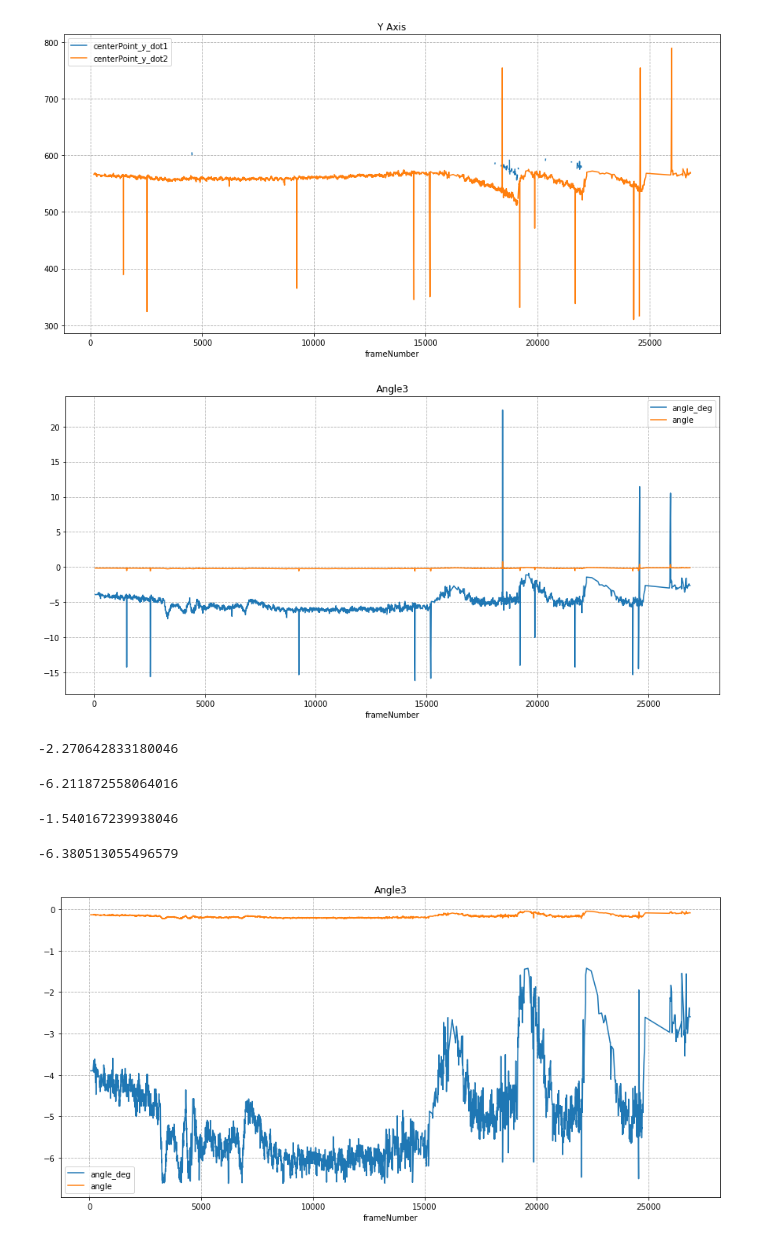
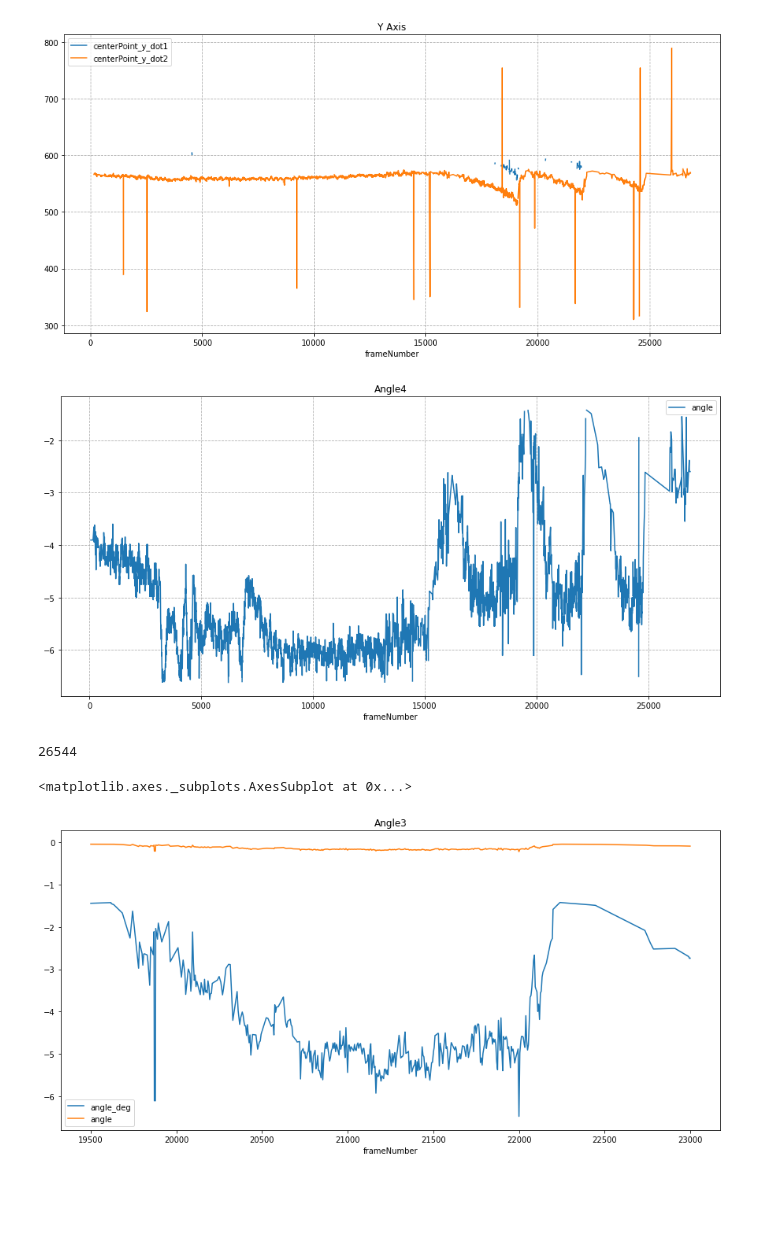
Before and after one commit to mzalota/crabs-video-analysis, a Jupyter notebook: ipython/reddots.ipynb, the cells around one changed output. Saved outputs shown, nothing was run; the diff lists cells and outputs as text; code cells hidden in the pictures; blank space fills up the shorter version.

Commit message:
refactored code to get rid of redDots outliers based on angle

```diff
--- a/ipython/reddots.ipynb
+++ b/ipython/reddots.ipynb
@@ -148,35 +148,23 @@ plt.gca().grid(which='major', axis='both', linestyle='--') #specify grid lines
 # %%
 rd_data = RedDotsData(folderStruct)
 df_intr = rd_data.getPandasDF()
-df_intr["yLength"] = (df_intr["centerPoint_y_dot1"] - df_intr["centerPoint_y_dot2"])
-df_intr["xLength"] = (df_intr["centerPoint_x_dot1"] - df_intr["centerPoint_x_dot2"])
-df_intr["tan_angle"] = df_intr["yLength"]/df_intr["xLength"]
-df_intr["angle"] = numpy.arctan(df_intr["tan_angle"])
-df_intr["angle_deg"] = numpy.arctan(df_intr["tan_angle"])/math.pi*90
+#df_intr["yLength"] = (df_intr["centerPoint_y_dot1"] - df_intr["centerPoint_y_dot2"])
+#df_intr["xLength"] = (df_intr["centerPoint_x_dot1"] - df_intr["centerPoint_x_dot2"])
+#df_intr["tan_angle"] = df_intr["yLength"]/df_intr["xLength"]
+#df_intr["angle"] = numpy.arctan(df_intr["tan_angle"])
+#df_intr["angle_deg"] = numpy.arctan(df_intr["tan_angle"])/math.pi*90
 
-#df_intr.loc[df_intr['frameNumber'] > 15500].loc[df_intr['frameNumber'] < 18000].plot(x='frameNumber', y=['angle_deg', 'angle'],figsize=(15,7), title="Angle3")
-df_intr.plot(x='frameNumber', y=['angle_deg', 'angle'],figsize=(15,7), title="Angle3")
+
+df_intr.plot(x='frameNumber', y=[ 'angle'],figsize=(15,7), title="Angle4")
 plt.gca().grid(which='major', axis='both', linestyle='--') #specify grid lines
 # %% [output]
-[figure, old version]
+[figure, new version]
-# %%
-numpy.percentile(df_intr['angle_deg'], 95)
-# %% [output]
--2.270642833180046
-# %%
-numpy.percentile(df_intr['angle_deg'], 5)
-# %% [output]
--6.211872558064016
-# %%
-numpy.percentile(df_intr['angle_deg'], 98)
-# %% [output]
--1.540167239938046
-# %%
-numpy.percentile(df_intr['angle_deg'], 1)
-# %% [output]
--6.380513055496579
+# %%
+len(df_intr.index)
+# %% [output]
+26544
 # %%
-df_intr.loc[df_intr['angle_deg'] > numpy.percentile(df_intr['angle_deg'], 1)].loc[df_intr['angle_deg'] < numpy.percentile(df_intr['angle_deg'], 99)].plot(x='frameNumber', y=['angle_deg', 'angle'],figsize=(15,7), title="Angle3")
-plt.gca().grid(which='major', axis='both', linestyle='--') #specify grid lines
+df_intr.loc[df_intr['frameNumber'] > 19500].loc[df_intr['frameNumber'] < 23000].plot(x='frameNumber', y=['angle_deg', 'angle'],figsize=(15,7), title="Angle3")
 # %% [output]
+<matplotlib.axes._subplots.AxesSubplot at 0x...>
-[figure, old version]
+[figure, new version]
```
Also changed, not shown: parts of 1 cell of this notebook, 2 other files.
